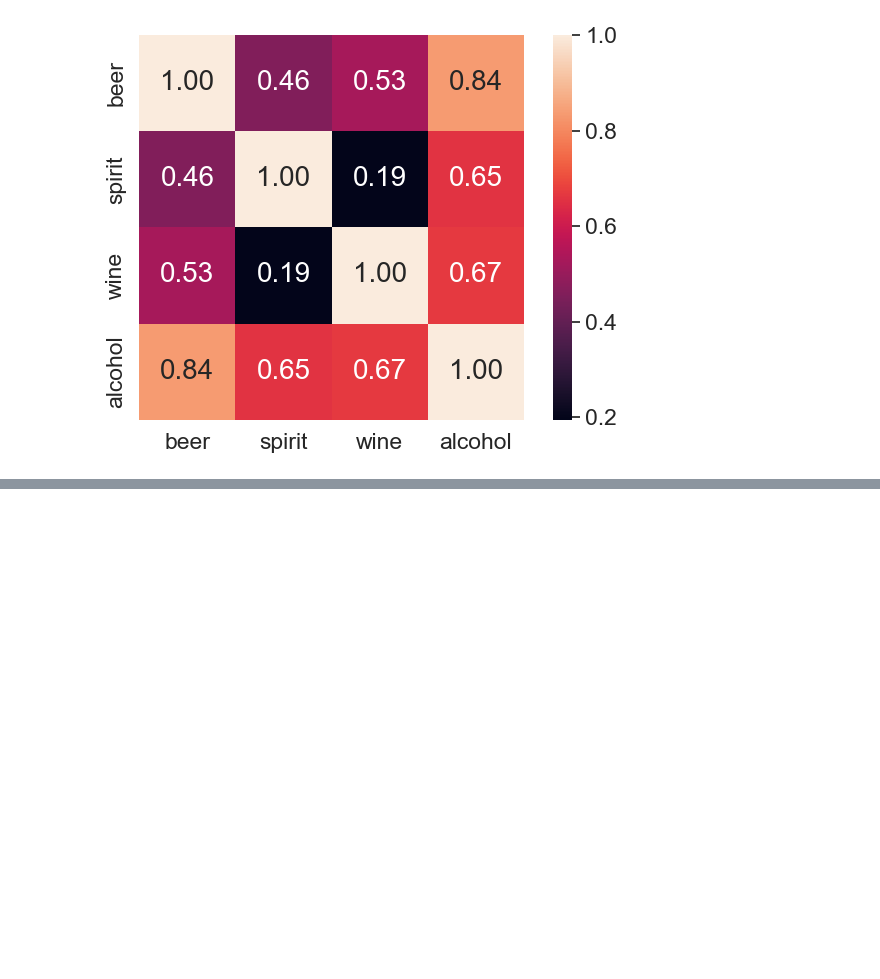
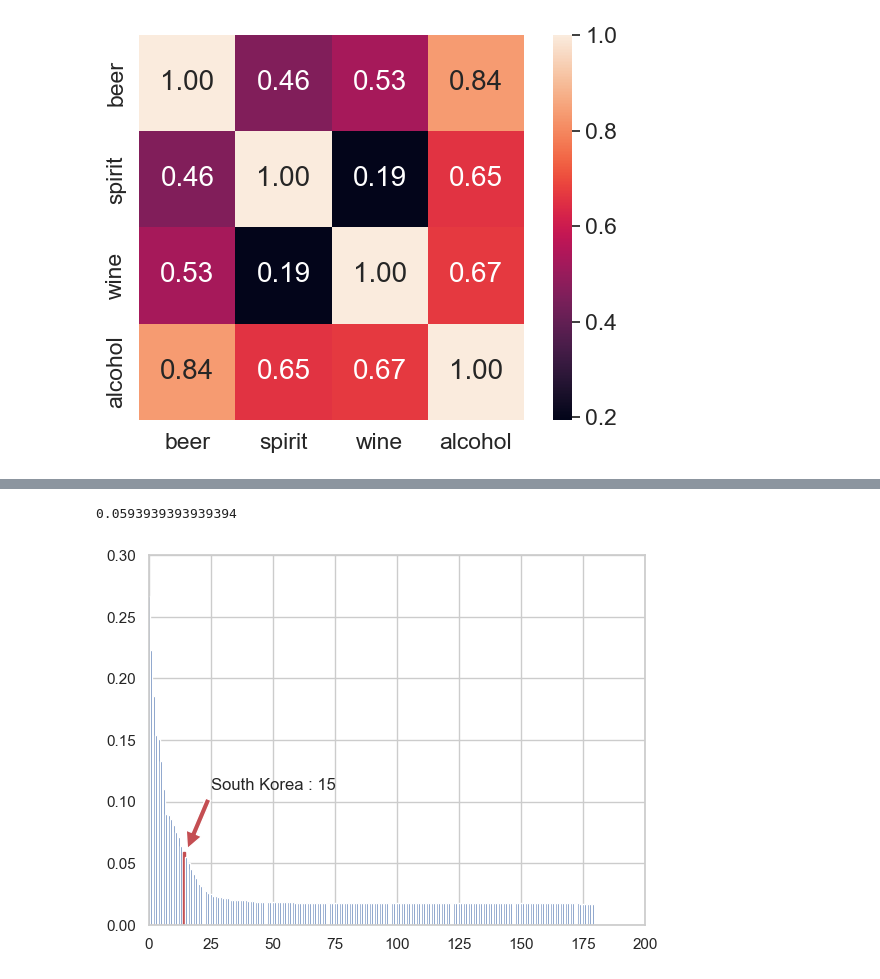
Before and after one commit to taemin0706/python-class, a Jupyter notebook: 230304/01_seaborn.ipynb, the cells around one changed output, grey strips where cells are left out. Saved outputs shown, nothing was run; the diff lists cells and outputs as text; code cells hidden in the pictures; blank space fills up the shorter version.

```diff
--- a/230304/01_seaborn.ipynb
+++ b/230304/01_seaborn.ipynb
@@ -79,0 +162,31 @@ plt.show
+# %%
+# 국가 리스트
+country_list = drinks_rank["country"].tolist()
+
+bar_list = plt.bar(x, y)
+
+# 그래프 커스텀
+# 한국의 그래프만 빨간색으로 변경
+bar_list[country_list.index("South Korea")].set_color("r")
+
+# 그래프의 x축의 범위, y축의 범위 지정
+plt.axis([0, 200, 0, 0.3])
+
+korea_rank = country_list.index("South Korea") +1
+korea_alcohol_rate = drinks_rank[drinks_rank["country"] == "South Korea"]["alcohol_rate"].values[0]
+print(korea_alcohol_rate)
+
+plt.annotate(
+    "South Korea : " + str(korea_rank),
+    xy = (korea_rank, korea_alcohol_rate),
+    xytext = (korea_rank + 10, korea_alcohol_rate + 0.05),
+    arrowprops = dict(
+            facecolor = "r",
+            shrink = 0.05
+    )
+)
+
+plt.show()
+# %% [output]
+0.0593939393939394
+[figure, added]
```
Also changed, not shown: parts of 10 cells of this notebook, 3 other files.
